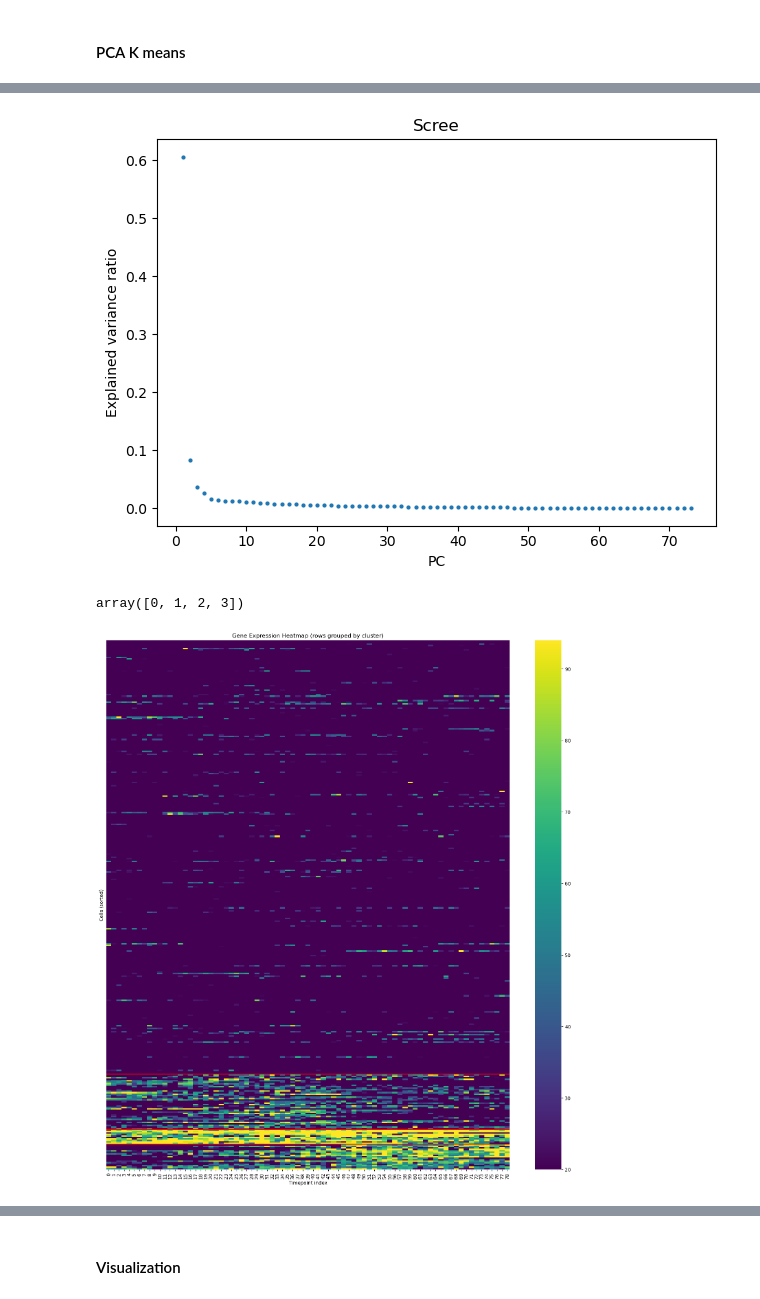
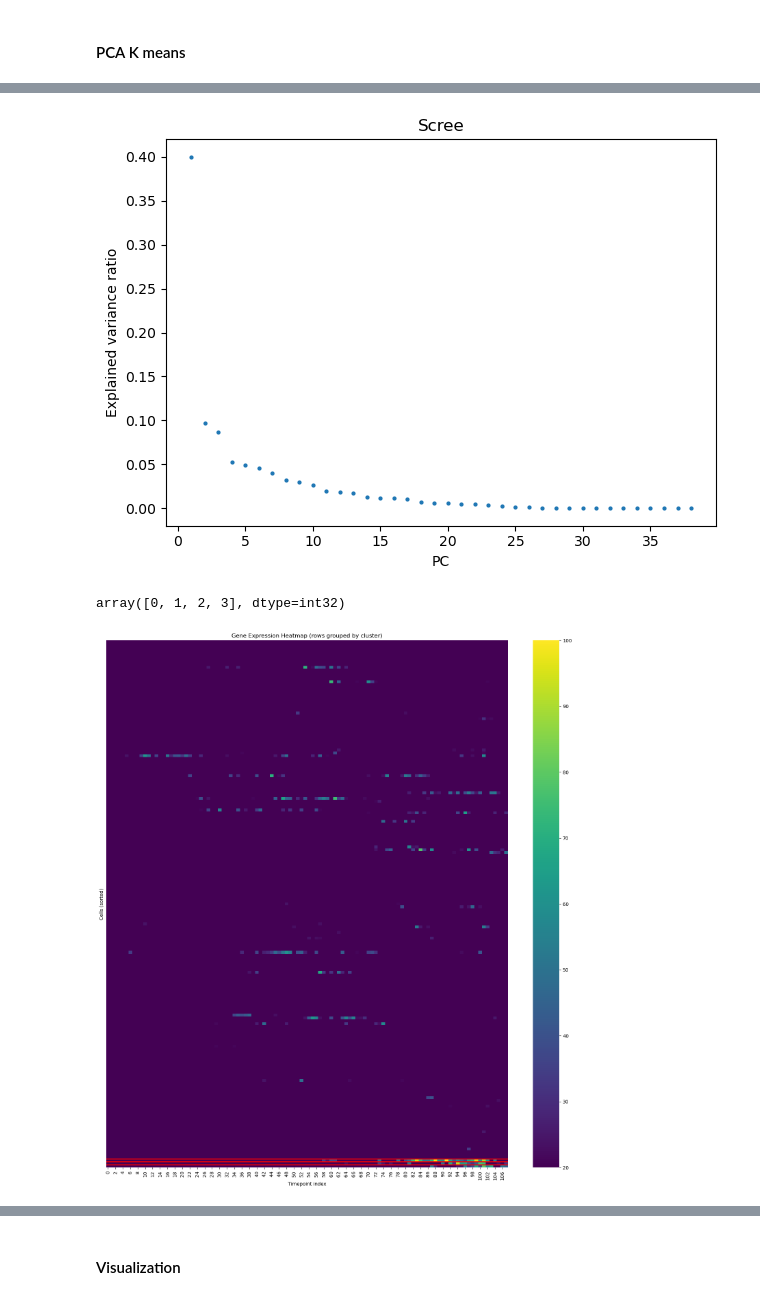
Before and after one commit to Omergottlieb33/MS2, a Jupyter notebook: notebooks/gene_expression_analysis.ipynb, the cells around one changed output, grey strips where cells are left out. Drawn from its saved outputs; the diff is of its cells as text; code cells hidden in the pictures.

```diff
--- a/notebooks/gene_expression_analysis.ipynb
+++ b/notebooks/gene_expression_analysis.ipynb
@@ -485,7 +485,7 @@ tracklet_length = 1
 # %%
-csv_path = f'c:\\Users\\97254\\Desktop\\Resources\\Technion\\grad_school\\shechtman_lap\\projects\\MS2\\outputs\\gRNA2\\{video_name}\\v3p3_bug_fix\\gene_expression_results.csv'
-tracklets_path = f'c:\\Users\\97254\\Desktop\\Resources\\Technion\\grad_school\\shechtman_lap\\projects\\MS2\\outputs\\gRNA2\\{video_name}\\tracklets_matching_iou_v2.json'
-masks_dir = f'c:\\Users\\97254\\Desktop\\Resources\\Technion\\grad_school\\shechtman_lap\\projects\\MS2\\outputs\\gRNA2\\{video_name}\\masks'
+csv_path ="/zjbd/zd1/shechtmanlab/omer/MS2/outputs/020626/STAGE-11/New-02-v3-ST11-12/New-02-v3-ST11-12/gene_expression/gene_expression_results.csv"
+tracklets_path = "/zjbd/zd1/shechtmanlab/omer/MS2/outputs/020626/STAGE-11/New-02-v3-ST11-12/New-02-v3-ST11-12/masks/tracklets_matching_iou_v2.json"
+masks_dir = "/zjbd/zd1/shechtmanlab/omer/MS2/outputs/020626/STAGE-11/New-02-v3-ST11-12/New-02-v3-ST11-12/masks/"
 # %%
 df = pd.read_csv(csv_path)
 # %%
@@ -635,17 +635,17 @@ plt.title('Scree')
 plt.tight_layout()
 plt.show()
 # %% [output]
-[figure, old version]
+[figure, new version]
 # %%
 labels = KMeans(n_clusters=4, random_state=0).fit_predict(Z[:, :6])
 # %%
 np.unique(labels)
 # %% [output]
-array([0, 1, 2, 3])
+array([0, 1, 2, 3], dtype=int32)
 # %%
-clustered_cells_df = show_clustered_heat_map(labels, cells_array, cell_names, True)
+clustered_cells_df = show_clustered_heat_map(labels, cells_array, cell_names, False)
 # %% [output]
-[figure, old version]
+[figure, new version]
 # %%
 labels = labels + 1  # make labels 1-based
 labels
```
Also changed, not shown: parts of 28 cells of this notebook, 6 other files.
